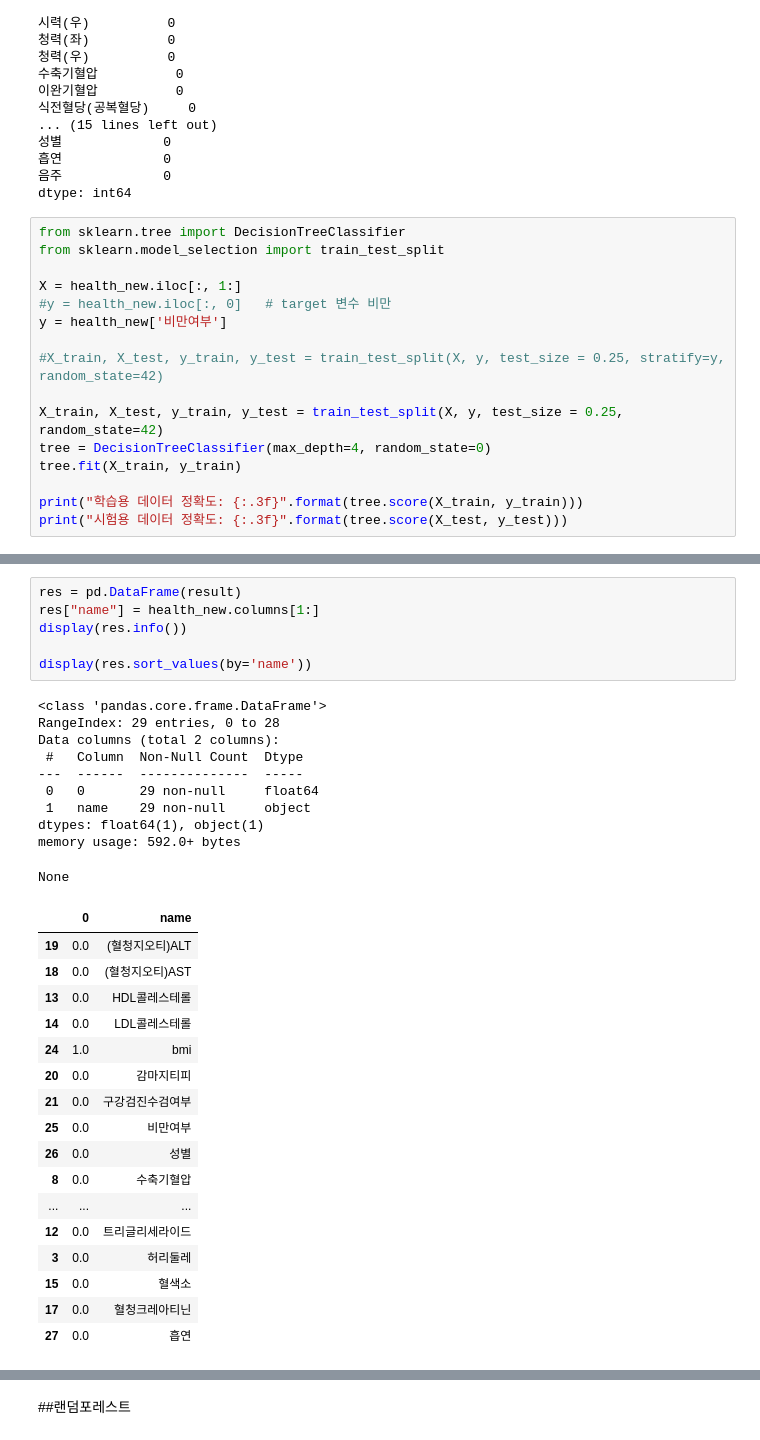
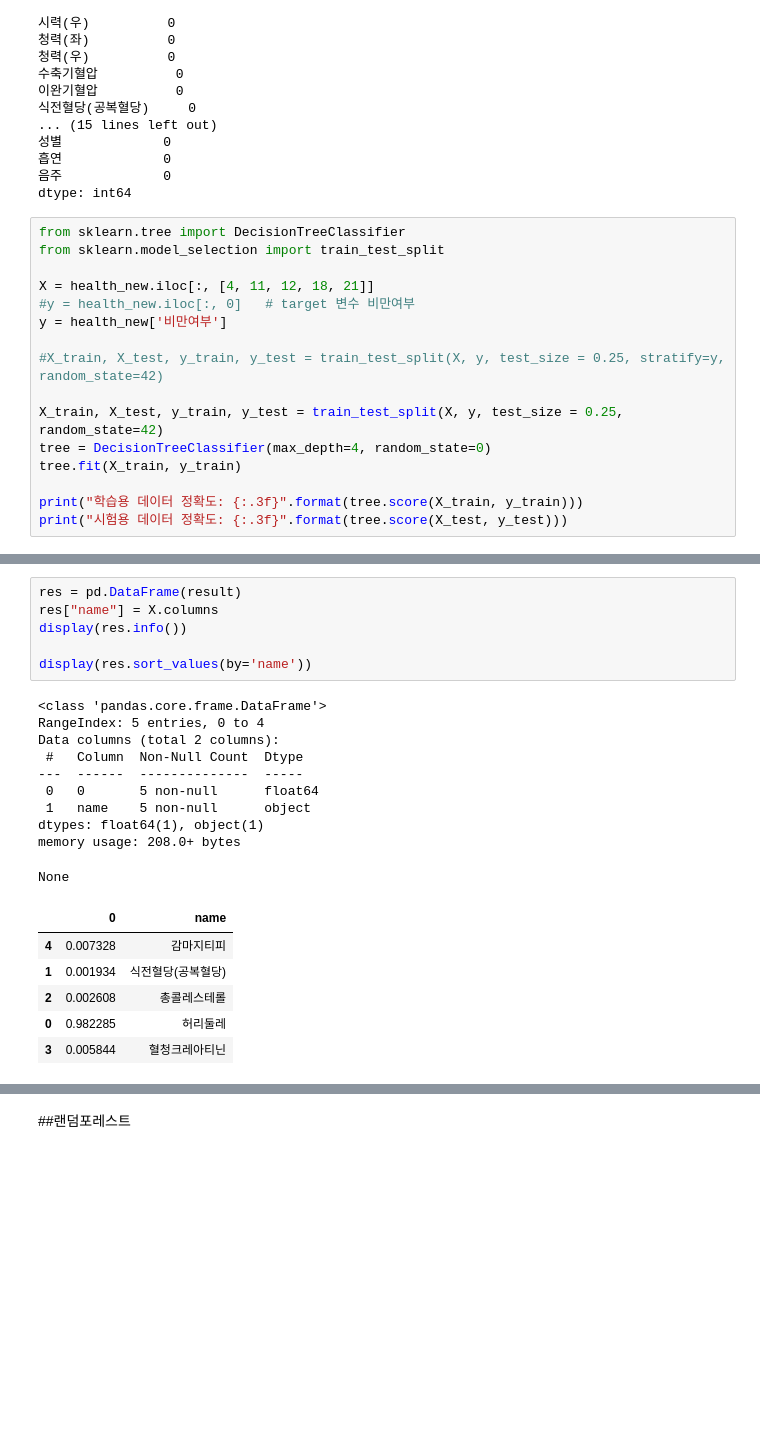
Before and after one commit to kyeonghaeone/ITB2022, a Jupyter notebook: 분류과제.ipynb, the cells around one changed output, grey strips where cells are left out. Saved outputs shown, nothing was run; the diff lists cells and outputs as text; blank space fills up the shorter version.

```diff
--- a/분류과제.ipynb
+++ b/분류과제.ipynb
@@ -340,8 +340,8 @@ dtype: int64
 from sklearn.tree import DecisionTreeClassifier
 from sklearn.model_selection import train_test_split
 
-X = health_new.iloc[:, 1:]
-#y = health_new.iloc[:, 0]   # target 변수 비만
+X = health_new.iloc[:, [4, 11, 12, 18, 21]]
+#y = health_new.iloc[:, 0]   # target 변수 비만여부
 y = health_new['비만여부']
 
 #X_train, X_test, y_train, y_test = train_test_split(X, y, test_size = 0.25, stratify=y, random_state=42)
@@ -396,34 +393,23 @@ plot_feature_importances_health_new(tree)
 # %%
 res = pd.DataFrame(result)
-res["name"] = health_new.columns[1:]
+res["name"] = X.columns
 display(res.info())
 
 display(res.sort_values(by='name'))
 # %% [output]
 <class 'pandas.core.frame.DataFrame'>
-RangeIndex: 29 entries, 0 to 28
+RangeIndex: 5 entries, 0 to 4
 Data columns (total 2 columns):
  #   Column  Non-Null Count  Dtype
 ---  ------  --------------  -----
- 0   0       29 non-null     float64
- 1   name    29 non-null     object
+ 0   0       5 non-null      float64
+ 1   name    5 non-null      object
 dtypes: float64(1), object(1)
-memory usage: 592.0+ bytes
+memory usage: 208.0+ bytes
 None
 |  | 0 | name |
-| 19 | 0.0 | (혈청지오티)ALT |
-| 18 | 0.0 | (혈청지오티)AST |
-| 13 | 0.0 | HDL콜레스테롤 |
-| 14 | 0.0 | LDL콜레스테롤 |
-| 24 | 1.0 | bmi |
-| 20 | 0.0 | 감마지티피 |
-| 21 | 0.0 | 구강검진수검여부 |
-| 25 | 0.0 | 비만여부 |
-| 26 | 0.0 | 성별 |
-| 8 | 0.0 | 수축기혈압 |
-| ... | ... | ... |
-| 12 | 0.0 | 트리글리세라이드 |
-| 3 | 0.0 | 허리둘레 |
-| 15 | 0.0 | 혈색소 |
-| 17 | 0.0 | 혈청크레아티닌 |
-| 27 | 0.0 | 흡연 |
+| 4 | 0.007328 | 감마지티피 |
+| 1 | 0.001934 | 식전혈당(공복혈당) |
+| 2 | 0.002608 | 총콜레스테롤 |
+| 0 | 0.982285 | 허리둘레 |
+| 3 | 0.005844 | 혈청크레아티닌 |
```
Also changed, not shown: parts of 32 cells of this notebook.
